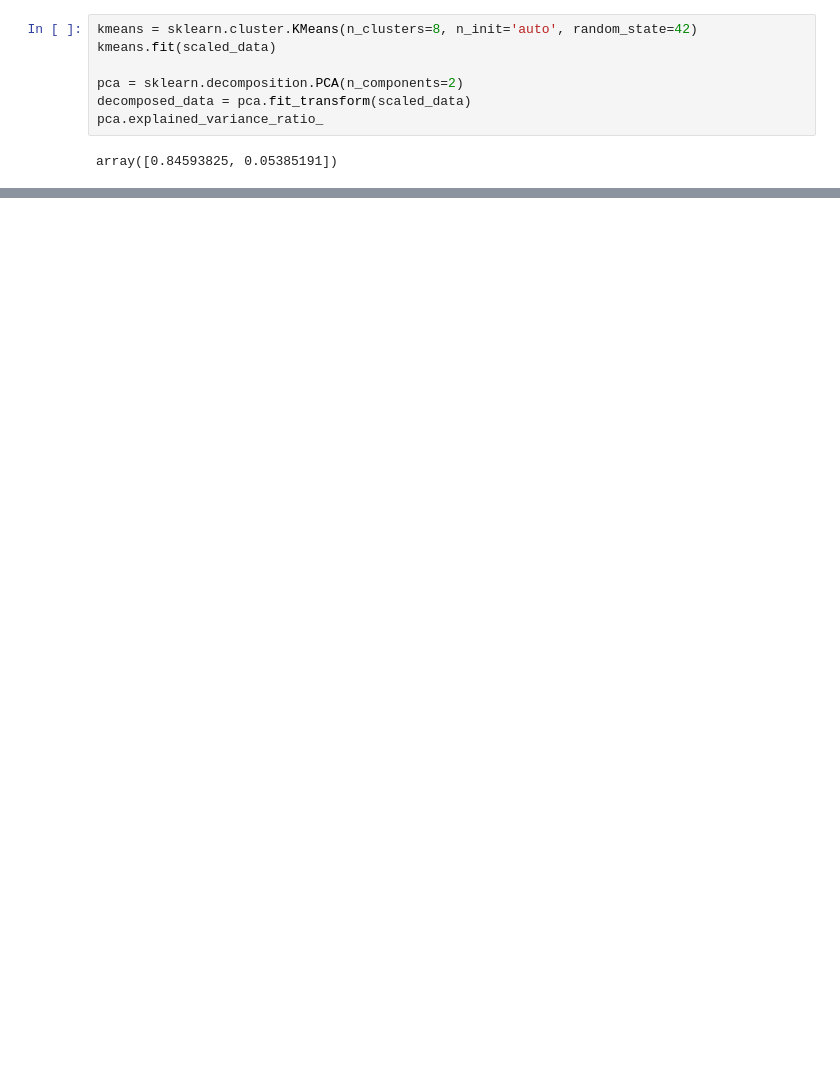
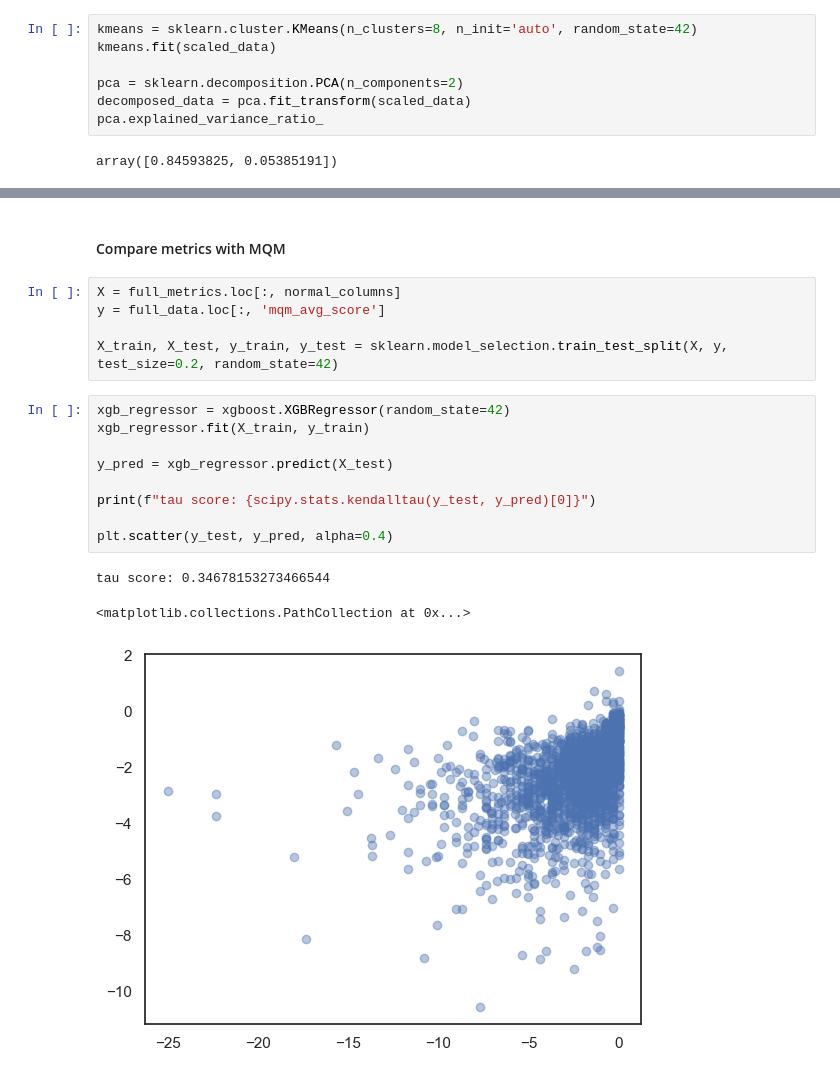
Before and after one commit to fernandokm/nlg_metrics_similarity, a Jupyter notebook: tests.ipynb, the cells around one changed output, grey strips where cells are left out. Saved outputs shown, nothing was run; the diff lists cells and outputs as text; blank space fills up the shorter version.

Commit message:
add xgboost to predict mqm based on metrics

```diff
--- a/tests.ipynb
+++ b/tests.ipynb
@@ -143,0 +158,20 @@ sns.scatterplot(x=centroids[:, 0], y=centroids[:, 1], s=100, color="red", marker
+# %% [markdown]
+#### Compare metrics with MQM
+# %%
+X = full_metrics.loc[:, normal_columns]
+y = full_data.loc[:, 'mqm_avg_score']
+
+X_train, X_test, y_train, y_test = sklearn.model_selection.train_test_split(X, y, test_size=0.2, random_state=42)
+# %%
+xgb_regressor = xgboost.XGBRegressor(random_state=42)
+xgb_regressor.fit(X_train, y_train)
+
+y_pred = xgb_regressor.predict(X_test)
+
+print(f"tau score: {scipy.stats.kendalltau(y_test, y_pred)[0]}")
+
+plt.scatter(y_test, y_pred, alpha=0.4)
+# %% [output]
+tau score: 0.34678153273466544
+<matplotlib.collections.PathCollection at 0x...>
+[figure, added]
```
Also changed, not shown: parts of 4 cells of this notebook.
